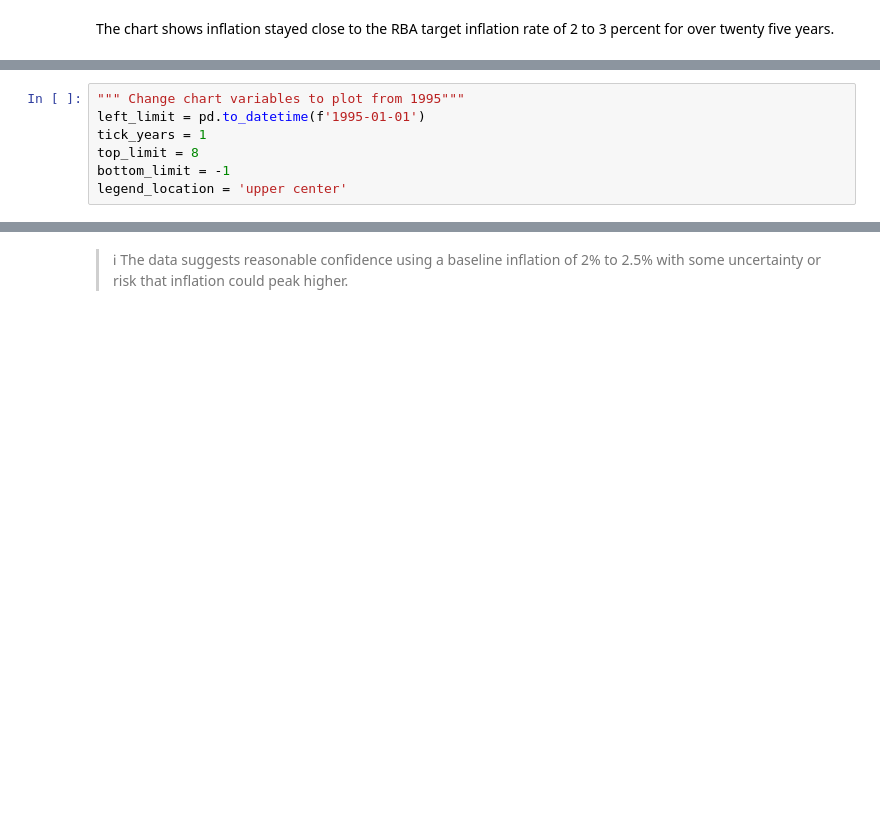
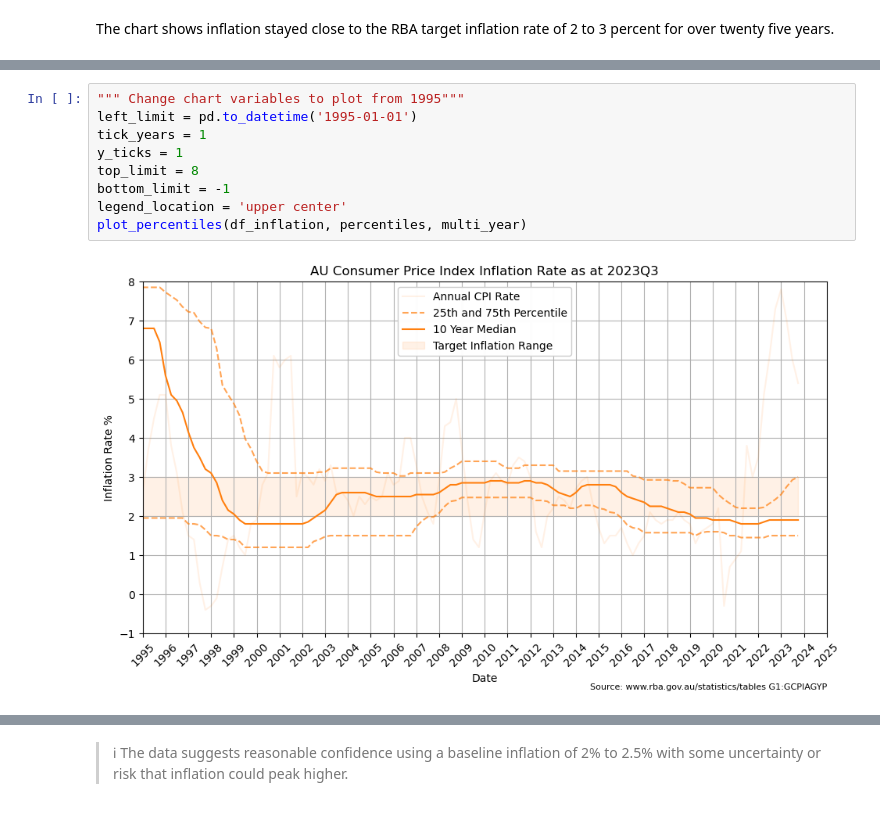
Before and after one commit to mikejonestechno/investment-analytics, a Jupyter notebook: notebooks/inflation.ipynb, the cells around one changed output, grey strips where cells are left out. Drawn from its saved outputs; the diff is of its cells as text; blank space fills up the shorter version.

```diff
--- a/notebooks/inflation.ipynb
+++ b/notebooks/inflation.ipynb
@@ -209,7 +211,11 @@ plt.show()
 # %%
 """ Change chart variables to plot from 1995"""
-left_limit = pd.to_datetime(f'1995-01-01')
+left_limit = pd.to_datetime('1995-01-01')
 tick_years = 1
+y_ticks = 1
 top_limit = 8
 bottom_limit = -1
 legend_location = 'upper center'
+plot_percentiles(df_inflation, percentiles, multi_year)
+# %% [output]
+[figure, added]
```
Also changed, not shown: parts of 7 cells of this notebook, 6 other files.
